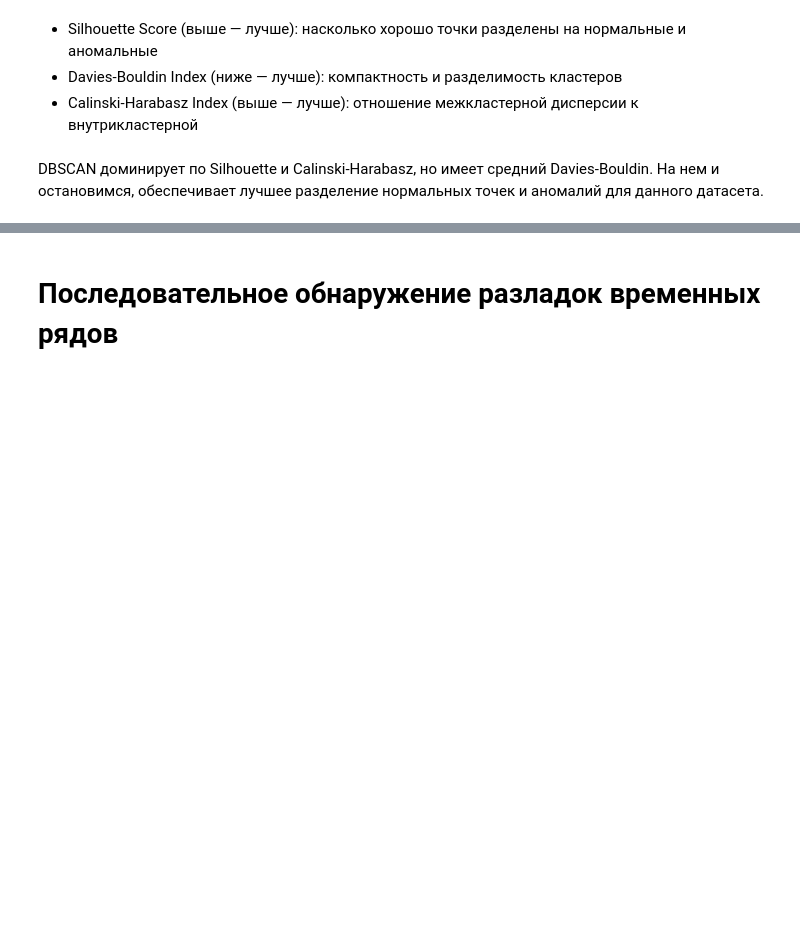
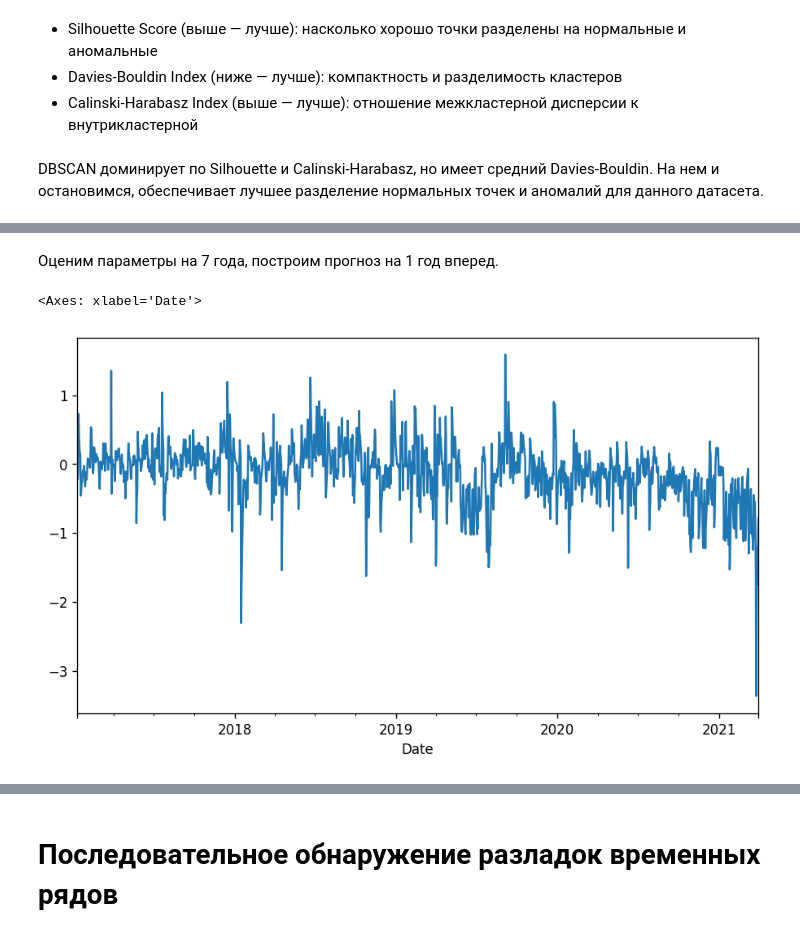
Before and after one commit to kiripcha/-FTIAD-Time-structured-data-analysis, a Jupyter notebook: Project/main.ipynb, the cells around one changed output, grey strips where cells are left out. Saved outputs shown, nothing was run; the diff lists cells and outputs as text; code cells hidden in the pictures; blank space fills up the shorter version.

```diff
--- a/Project/main.ipynb
+++ b/Project/main.ipynb
@@ -1179,0 +2211,9 @@ DBSCAN доминирует по Silhouette и Calinski-Harabasz, но имее
+# %% [markdown]
+Оценим параметры на 7 года, построим прогноз на 1 год вперед.
+# %%
+data = feature_engineering_data.copy()
+data = data.set_index(data['Date'])
+data['Balance'].plot()
+# %% [output]
+<Axes: xlabel='Date'>
+[figure, added]
```
Also changed, not shown: parts of 212 cells of this notebook.
